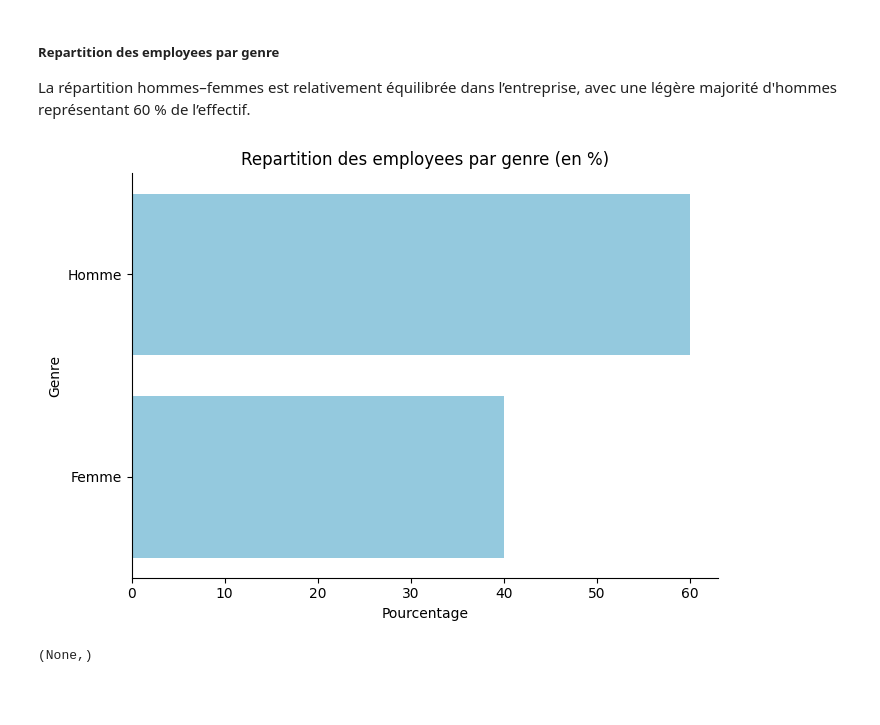
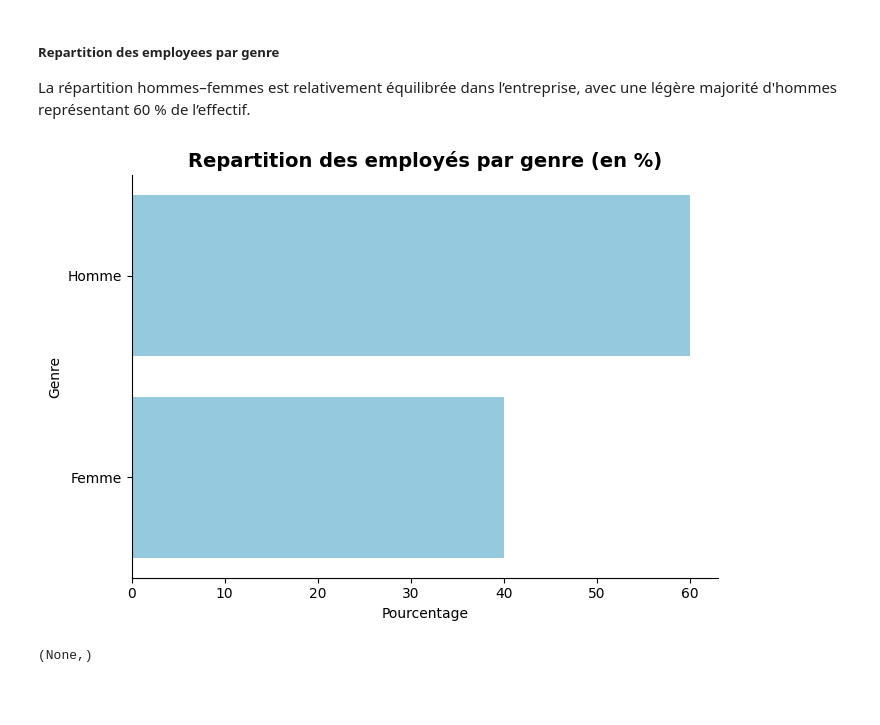
Before and after one commit to Kemuri15/employee-attrition-analysis, a Jupyter notebook: notebooks/03_axes_vie_perso.ipynb, the cells around one changed output. Drawn from its saved outputs; the diff is of its cells as text; code cells hidden in the pictures.

```diff
--- a/notebooks/03_axes_vie_perso.ipynb
+++ b/notebooks/03_axes_vie_perso.ipynb
@@ -426,18 +432,18 @@ La répartition hommes–femmes est relativement équilibrée dans l’entrepris
 # %%
 plt.figure(figsize=(7,5))
 
 axe = plt.gca()
 axe.spines["top"].set_visible(False)
 axe.spines['right'].set_visible(False)
 
 sns.barplot(data=df_genre, y= 'Genre', x= "Pourcentage", color="skyblue")
 plt.xlabel("Pourcentage")
 plt.ylabel('Genre')
-plt.title("Repartition des employees par genre (en %)")
+plt.title("Repartition des employés par genre (en %)",fontsize=14, fontweight="bold")
 plt.tight_layout()
 plt.show(),
 # %% [output]
-[figure, old version]
+[figure, new version]
 (None,)
 # %% [markdown]
 ####
```
Also changed, not shown: parts of 24 cells of this notebook.
